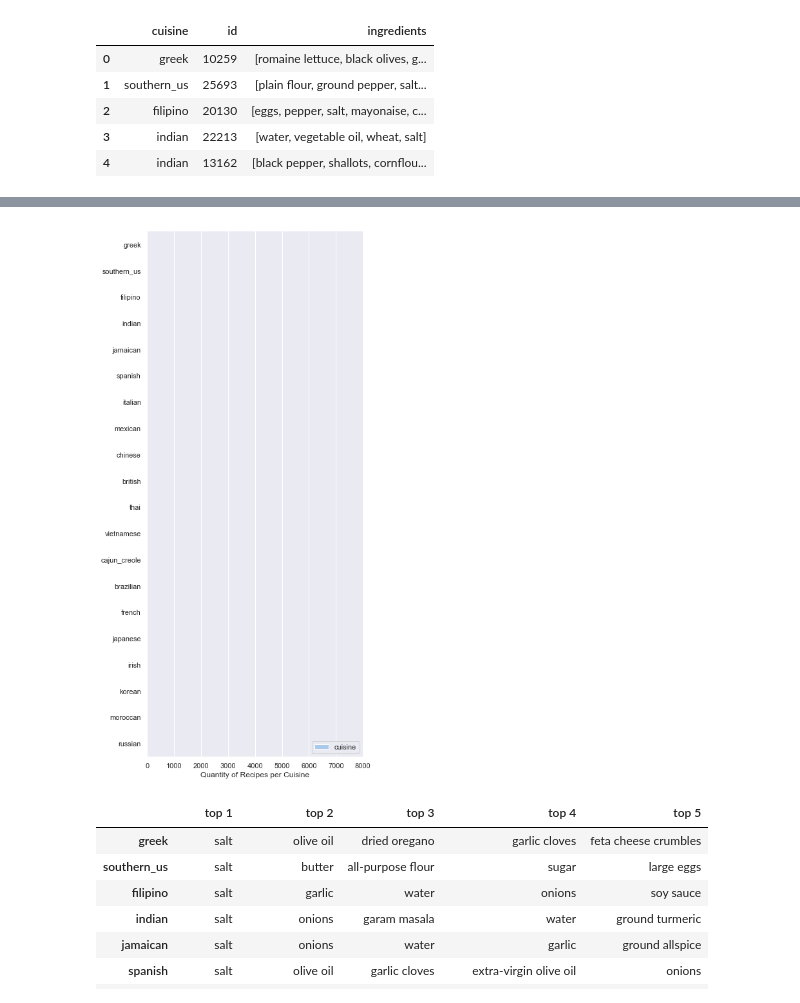
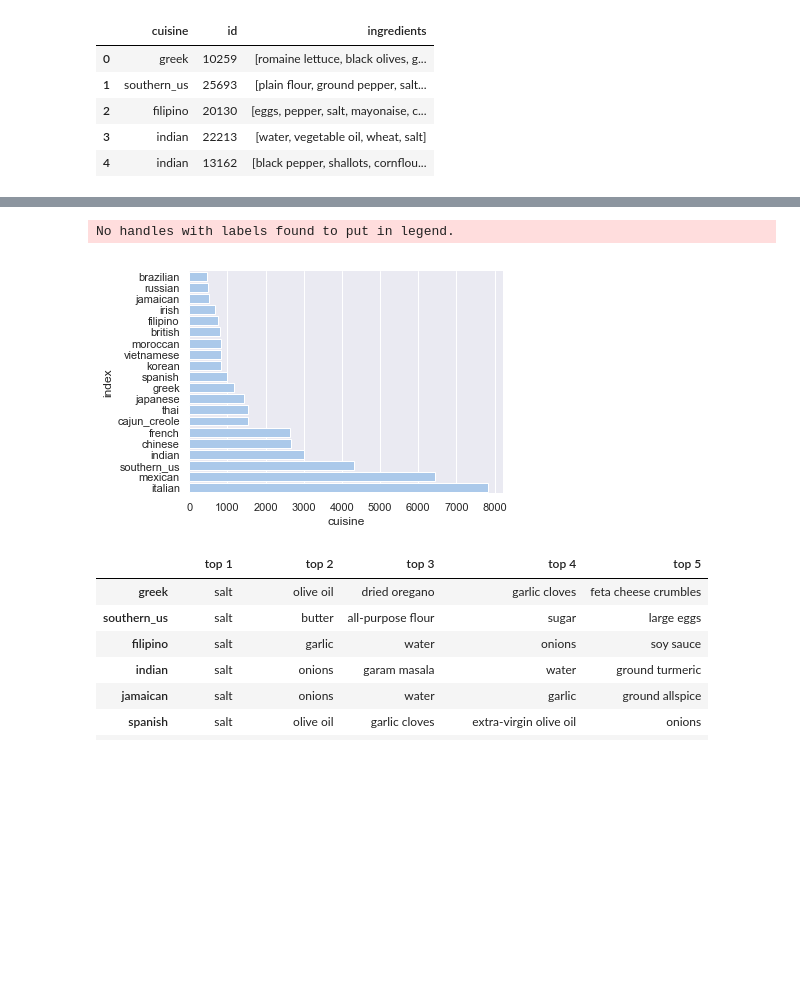
Before and after one commit to kamckeev/cuisine-query, a Jupyter notebook: seaborn_donuts.ipynb, the cells around one changed output, grey strips where cells are left out. Cells and saved outputs as stored; diff of their text form; code cells hidden in the pictures; blank space fills up the shorter version.

```diff
--- a/seaborn_donuts.ipynb
+++ b/seaborn_donuts.ipynb
@@ -44,2 +44,9 @@ plt.savefig('pie.png')
 # %%
 # total
+# %%
+sns.set(color_codes=True)
+f, ax = plt.subplots(figsize=(6, 15))
+total=df['cuisine'].value_counts().sort_values()
+total=total.reset_index()
+
+total
@@ -46,17 +72,17 @@ plt.savefig('pie.png')
 # %%
-sns.set(color_codes=True)
-f, ax = plt.subplots(figsize=(6, 15))
-total=df['cuisine'].value_counts()
-
 sns.set_color_codes("pastel")
-sns.barplot(x=total, y="cuisine", data=df,
-            label="cuisine", color="b")
+sns.barplot(x="cuisine", y="index", data=total,
+            label="index", color="b")
 ax.legend(ncol=2, loc="lower right", frameon=True)
 ax.set(xlim=(0, 8000), ylabel="",
        xlabel="Quantity of Recipes per Cuisine")
 sns.despine(left=True, bottom=True)
+plt.fig_size=(10,10)
+plt.tight_layout()
+plt.savefig("distribution.png", dpi = 300)
 # %% [output]
+No handles with labels found to put in legend.
-[figure, old version]
+[figure, new version]
 # %%
 counters = {}
 for cuisine in df['cuisine'].unique():
```
Also changed, not shown: parts of 4 cells of this notebook, 8 other files.
